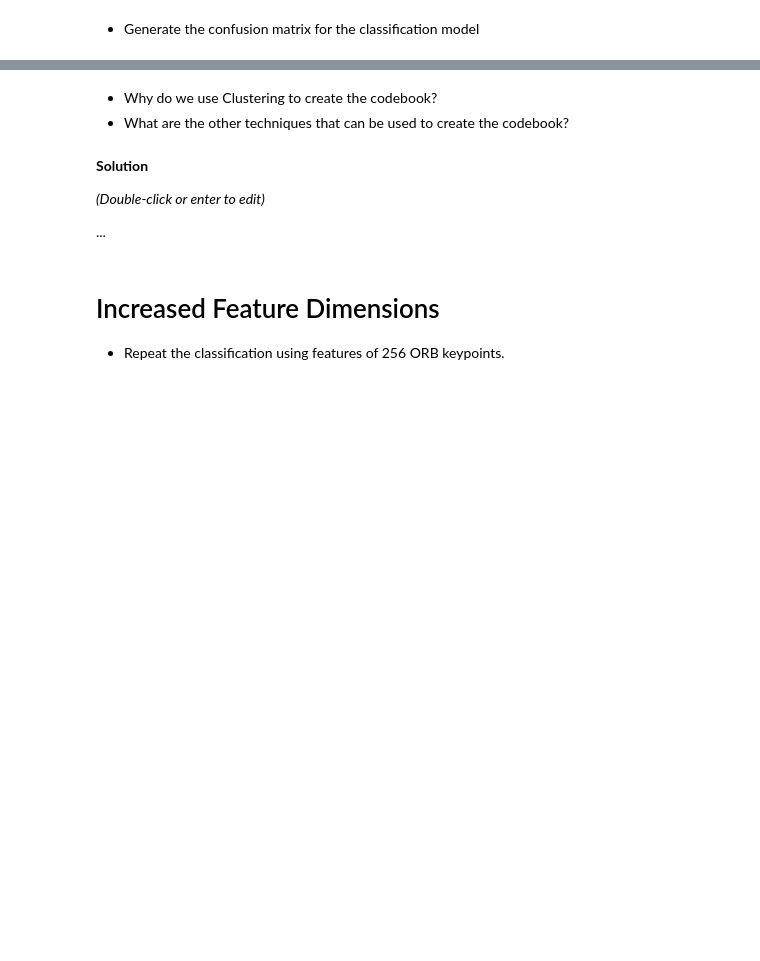
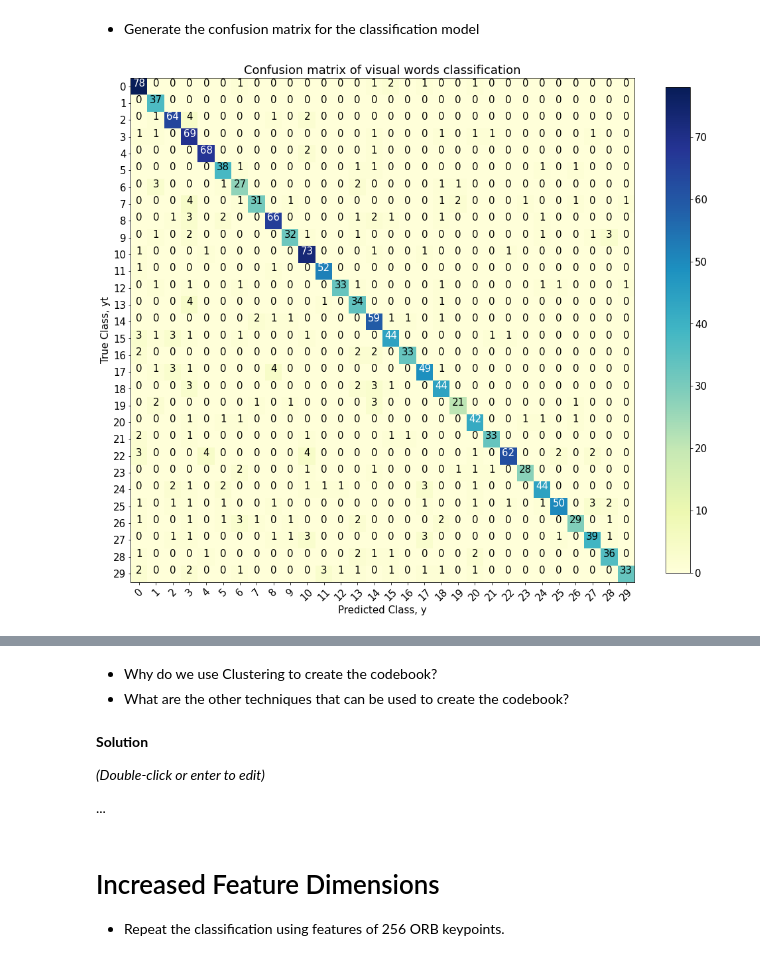
Before and after one commit to mario-rot/ComputerVisionCourse-MAI, a Jupyter notebook: Session 7/P7_Mario_Lauren.ipynb, the cells around one changed output, grey strips where cells are left out. Drawn from its saved outputs; the diff is of its cells as text; code cells hidden in the pictures; blank space fills up the shorter version.

```diff
--- a/Session 7/P7_Mario_Lauren.ipynb
+++ b/Session 7/P7_Mario_Lauren.ipynb
@@ -231,5 +290,7 @@ list(range(30))
 # %%
 # solution
 from customplots import plot_confusion_matrix
 target_names  = list(range(30))
-plot_confusion_matrix(confusion_matrix(y_test, pred),target_names, colors='YlGnBu', normalize=False)
+plot_confusion_matrix(confusion_matrix(tst_labs, preds),target_names,False,'YlGnBu', 'Confusion matrix of visual words classification')
+# %% [output]
+[figure, added]
```
Also changed, not shown: parts of 25 cells of this notebook.
